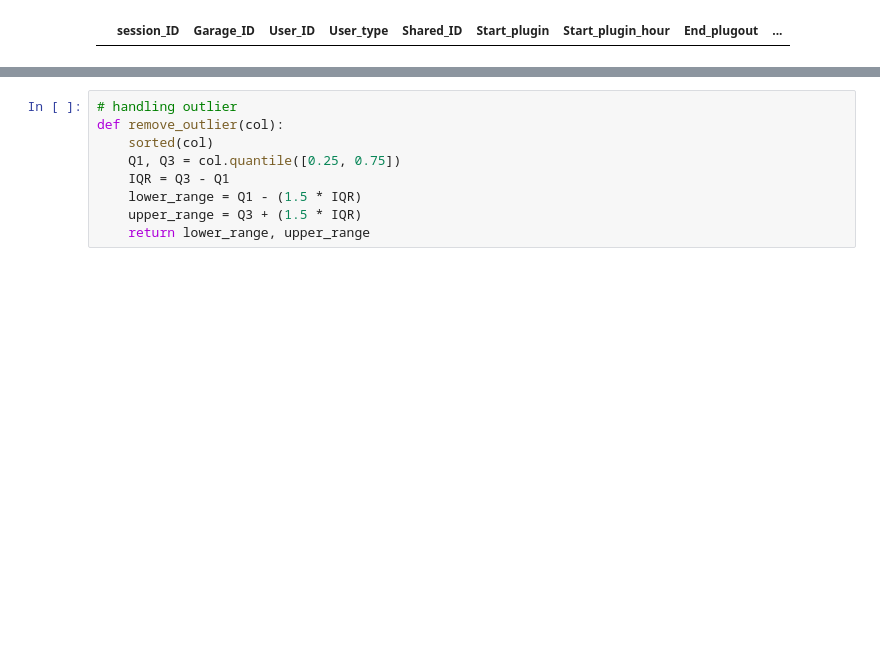
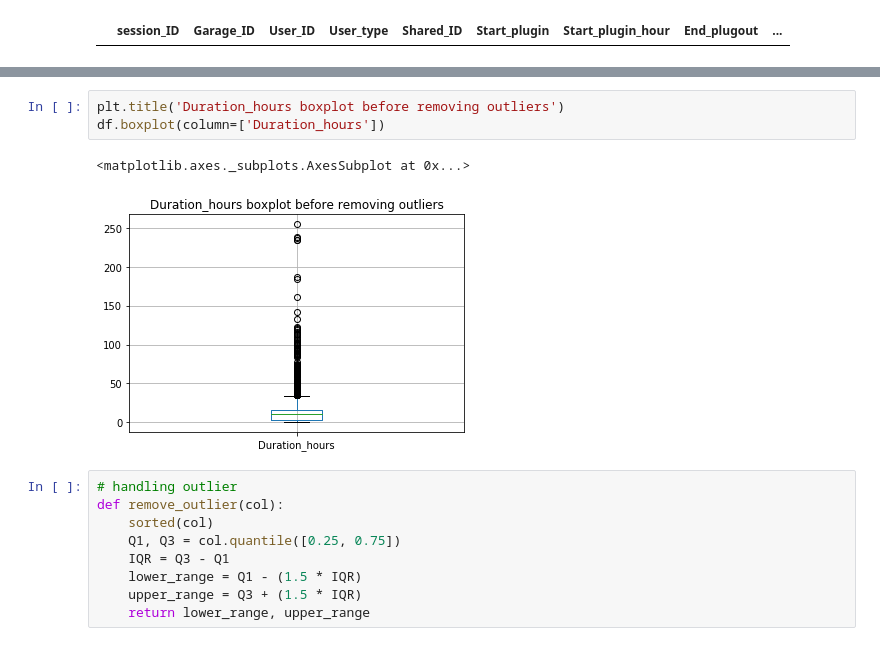
Before and after one commit to clairebb1005/MLTS_Project, a Jupyter notebook: eda.ipynb, the cells around one changed output, grey strips where cells are left out. Drawn from its saved outputs; the diff is of its cells as text; blank space fills up the shorter version.

```diff
--- a/eda.ipynb
+++ b/eda.ipynb
@@ -115,3 +122,9 @@ df[duplicate]
+# %%
+plt.title('Duration_hours boxplot before removing outliers')
+df.boxplot(column=['Duration_hours'])
+# %% [output]
+<matplotlib.axes._subplots.AxesSubplot at 0x...>
+[figure, added]
 # %%
 # handling outlier
 def remove_outlier(col):
```
Also changed, not shown: parts of 17 cells of this notebook.
